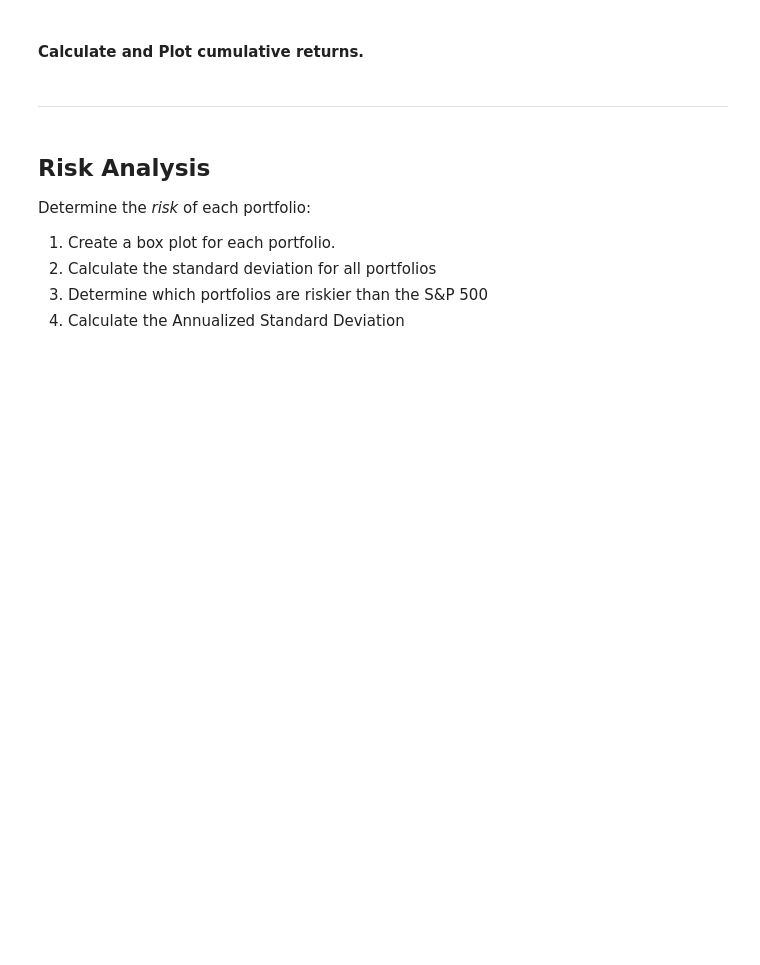
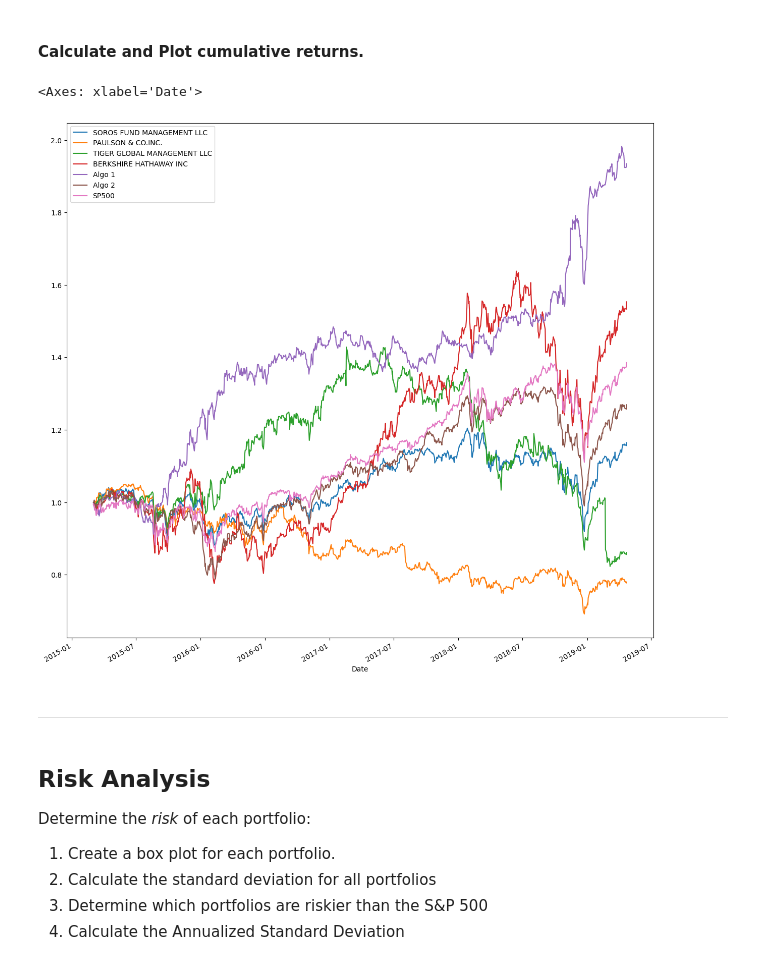
Before and after one commit to kimrodriguezFINTECH/AWHALE, a Jupyter notebook: whale_analysis.ipynb, the cells around one changed output. Cells and saved outputs as stored; diff of their text form; code cells hidden in the pictures; blank space fills up the shorter version.

```diff
--- a/whale_analysis.ipynb
+++ b/whale_analysis.ipynb
@@ -254,8 +250,12 @@ joined_data_columns.plot(figsize=(20,10))
 #### Calculate and Plot cumulative returns.
 # %%
 # Calculate cumulative returns of all portfolios
-
+cumulative_returns = (1 + joined_data_columns).cumprod()
 # Plot cumulative returns
+cumulative_returns.plot(figsize=(15,15))
+# %% [output]
+<Axes: xlabel='Date'>
+[figure, added]
 # %% [markdown]
 ---
 # %% [markdown]
```
Also changed, not shown: parts of 8 cells of this notebook, 6 other files.
